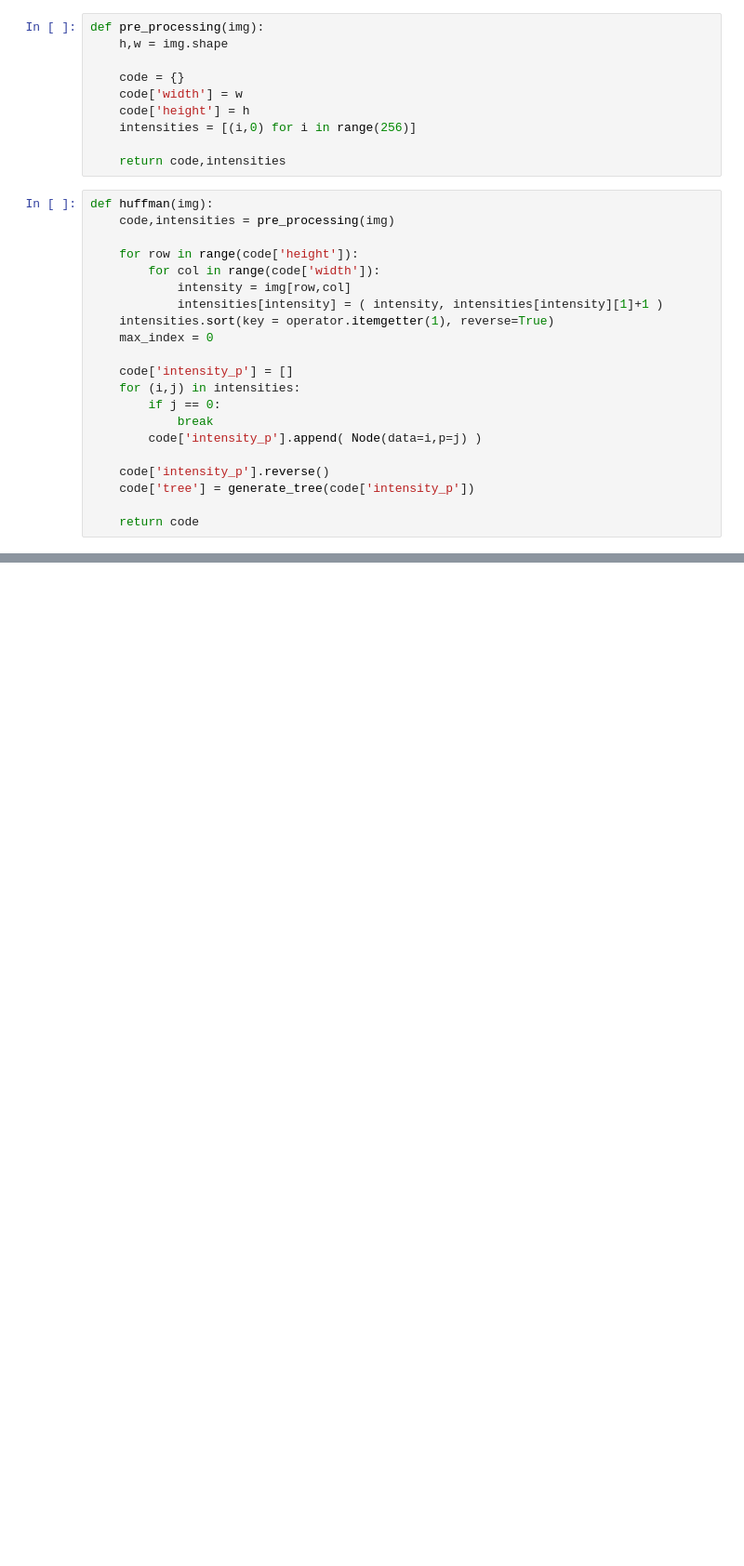
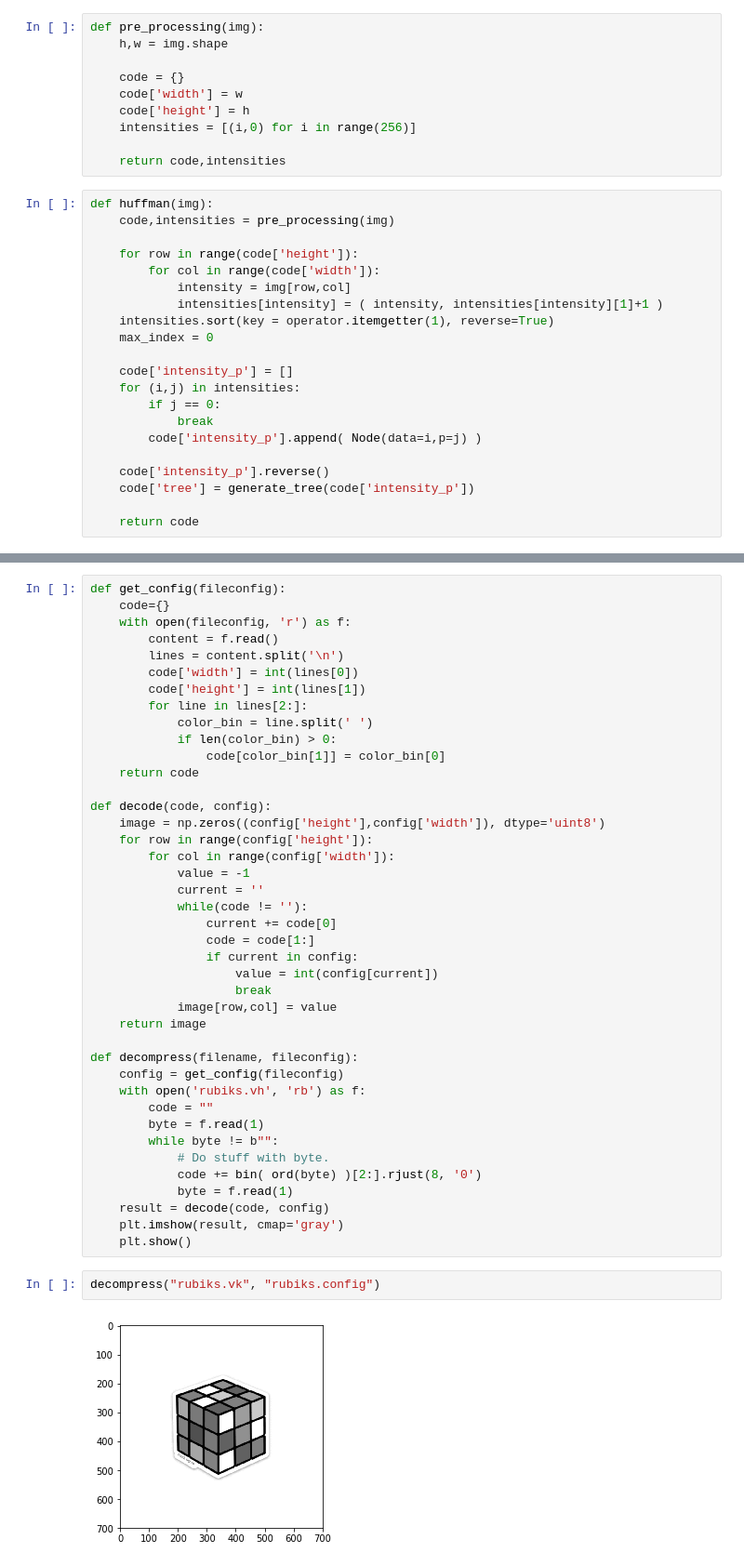
Before and after one commit to vinihcampos/digiproc, a Jupyter notebook: Exercise#8/Exercise8.ipynb, the cells around one changed output, grey strips where cells are left out. Shown at 93% size. Drawn from its saved outputs; the diff is of its cells as text; blank space fills up the shorter version.

Commit message:
Implement Huffman coding for grayscale images

```diff
--- a/Exercise#8/Exercise8.ipynb
+++ b/Exercise#8/Exercise8.ipynb
@@ -149,2 +156,47 @@ encode(rubiks, code, "rubiks.bin")
 # %% [output]
 [figure]
+# %%
+def get_config(fileconfig):
+    code={}
+    with open(fileconfig, 'r') as f:
+        content = f.read()
+        lines = content.split('\n')
+        code['width'] = int(lines[0])
+        code['height'] = int(lines[1])
+        for line in lines[2:]:
+            color_bin = line.split(' ')
+            if len(color_bin) > 0:
+                code[color_bin[1]] = color_bin[0]
+    return code
+
+def decode(code, config):
+    image = np.zeros((config['height'],config['width']), dtype='uint8')
+    for row in range(config['height']):
+        for col in range(config['width']):
+            value = -1
+            current = ''
+            while(code != ''):
+                current += code[0]
+                code = code[1:]
+                if current in config:
+                    value = int(config[current])
+                    break
+            image[row,col] = value
+    return image
+
+def decompress(filename, fileconfig):
+    config = get_config(fileconfig)
+    with open('rubiks.vh', 'rb') as f:
+        code = ""
+        byte = f.read(1)
+        while byte != b"":
+            # Do stuff with byte.
+            code += bin( ord(byte) )[2:].rjust(8, '0')
+            byte = f.read(1)
+    result = decode(code, config)
+    plt.imshow(result, cmap='gray')
+    plt.show()
+# %%
+decompress("rubiks.vk", "rubiks.config")
+# %% [output]
+[figure, added]
```
Also changed, not shown: parts of 4 cells of this notebook, 1 other file.
